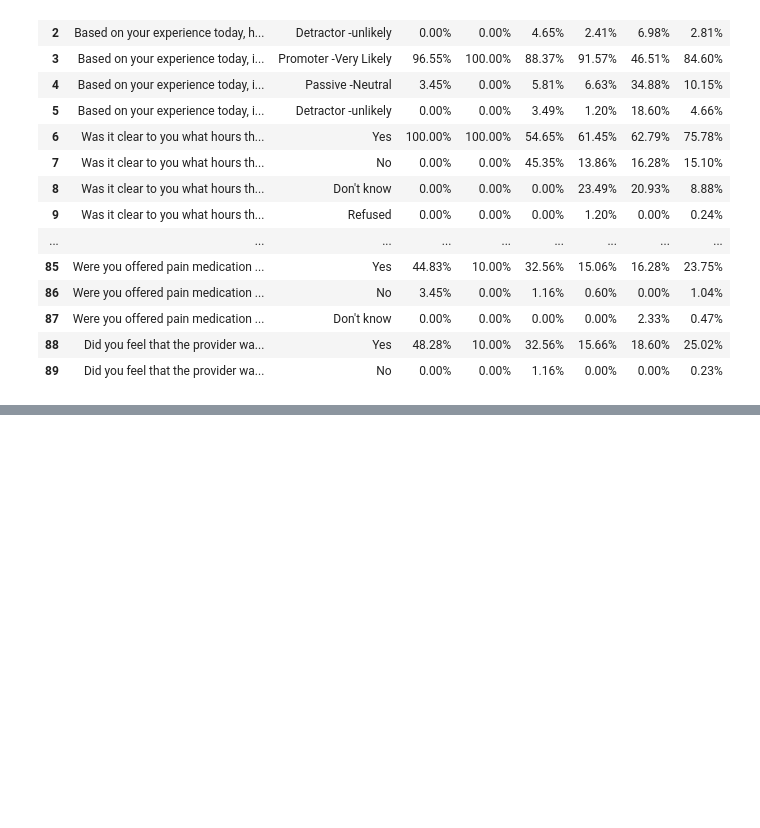
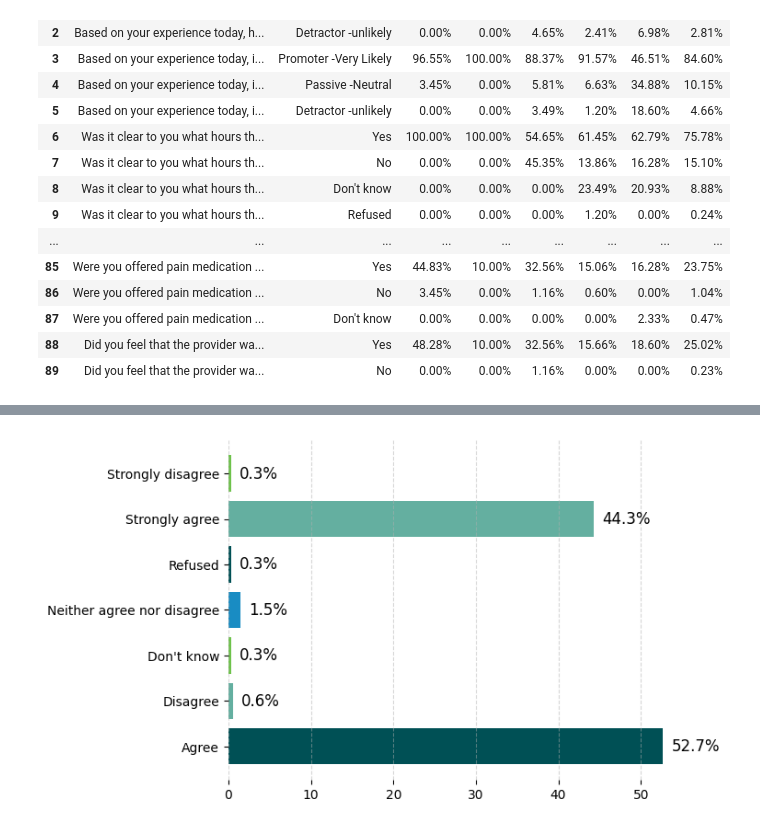
Before and after one commit to Mirwais-Farahi/MSIHealthServiceAnalytics, a Jupyter notebook: notebooks/03_Descriptive_Analysis.ipynb, the cells around one changed output, grey strips where cells are left out. Drawn from its saved outputs; the diff is of its cells as text; code cells hidden in the pictures; blank space fills up the shorter version.

```diff
--- a/notebooks/03_Descriptive_Analysis.ipynb
+++ b/notebooks/03_Descriptive_Analysis.ipynb
@@ -1230,0 +1412,5 @@ files.download(file_path)
+# %%
+# Plot chart
+plot_satisfaction_chart(original_data, 'REST', 'I was treated with respect by all staff during my visit today')
+# %% [output]
+[figure, added]
```
Also changed, not shown: parts of 24 cells of this notebook.
